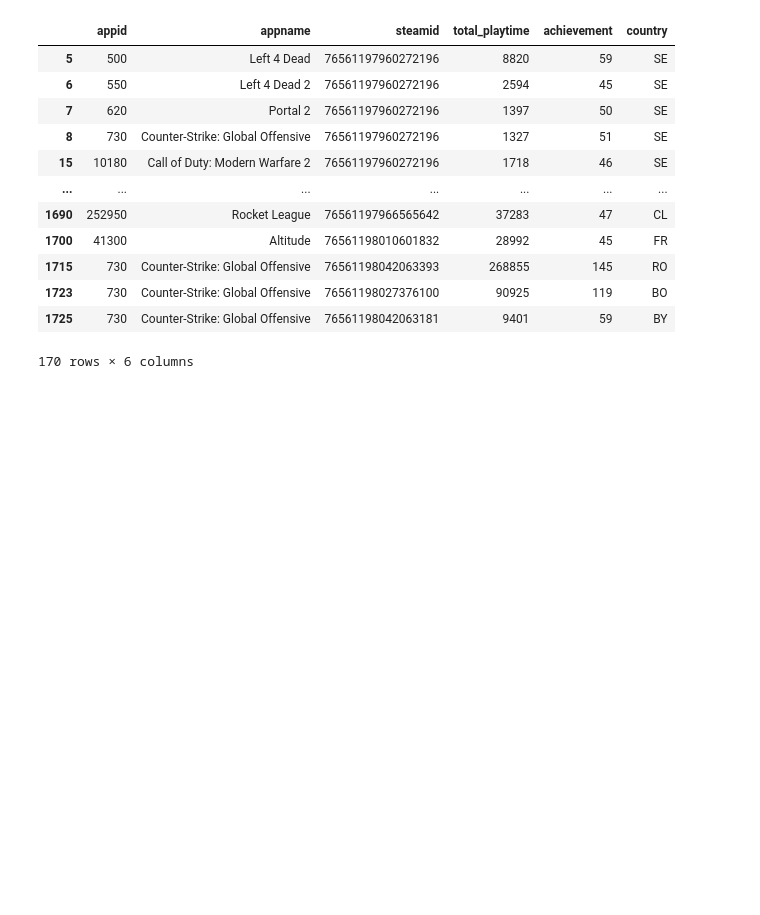
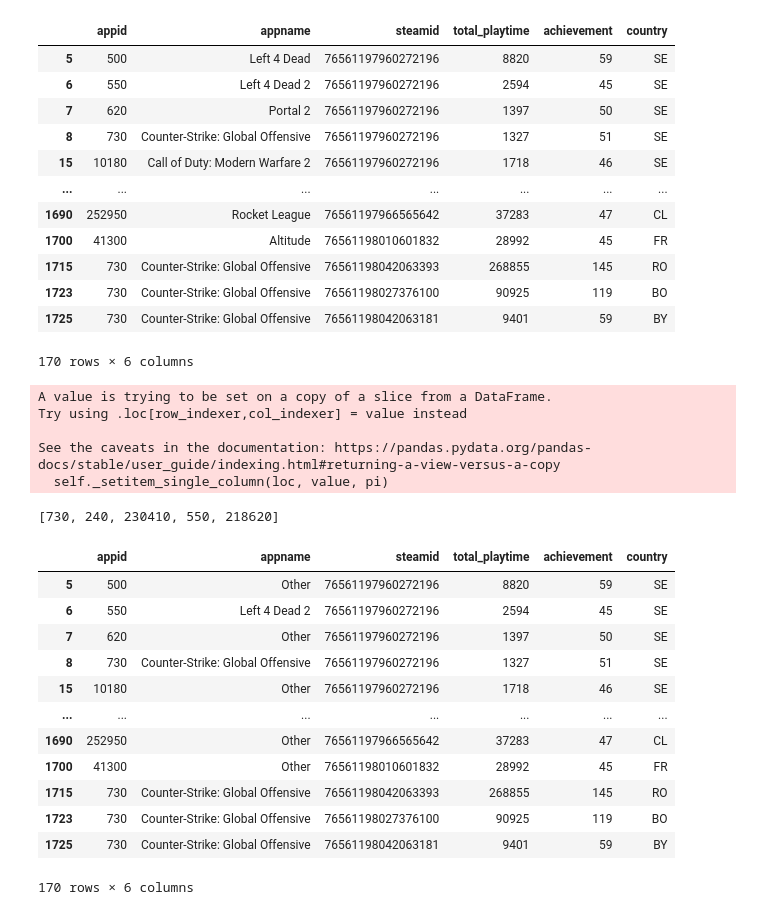
Before and after one commit to tanay-gangey/Full-Steam-Ahead, a Jupyter notebook: notebook/Process Steam Data Player Achievement.ipynb, the cells around one changed output. Drawn from its saved outputs; the diff is of its cells as text; code cells hidden in the pictures; blank space fills up the shorter version.

```diff
--- a/notebook/Process Steam Data Player Achievement.ipynb
+++ b/notebook/Process Steam Data Player Achievement.ipynb
@@ -337,3 +337,33 @@ top_10_percent
 | 1723 | 730 | Counter-Strike: Global Offensive | 76561198027376100 | 90925 | 119 | BO |
 | 1725 | 730 | Counter-Strike: Global Offensive | 76561198042063181 | 9401 | 59 | BY |
 170 rows × 6 columns
+# %%
+top_5_games = top_10_percent['appid'].value_counts().head(5).reset_index()['index'].tolist()
+# %%
+top_10_percent.loc[~top_10_percent['appid'].isin(top_5_games), 'appname'] = 'Other'
+# %% [output]
+A value is trying to be set on a copy of a slice from a DataFrame.
+Try using .loc[row_indexer,col_indexer] = value instead
+
+See the caveats in the documentation: https://pandas.pydata.org/pandas-docs/stable/user_guide/indexing.html#returning-a-view-versus-a-copy
+  self._setitem_single_column(loc, value, pi)
+# %%
+top_5_games
+# %% [output]
+[730, 240, 230410, 550, 218620]
+# %%
+top_10_percent
+# %% [output]
+|  | appid | appname | steamid | total_playtime | achievement | country |
+| 5 | 500 | Other | 76561197960272196 | 8820 | 59 | SE |
+| 6 | 550 | Left 4 Dead 2 | 76561197960272196 | 2594 | 45 | SE |
+| 7 | 620 | Other | 76561197960272196 | 1397 | 50 | SE |
+| 8 | 730 | Counter-Strike: Global Offensive | 76561197960272196 | 1327 | 51 | SE |
+| 15 | 10180 | Other | 76561197960272196 | 1718 | 46 | SE |
+| ... | ... | ... | ... | ... | ... | ... |
+| 1690 | 252950 | Other | 76561197966565642 | 37283 | 47 | CL |
+| 1700 | 41300 | Other | 76561198010601832 | 28992 | 45 | FR |
+| 1715 | 730 | Counter-Strike: Global Offensive | 76561198042063393 | 268855 | 145 | RO |
+| 1723 | 730 | Counter-Strike: Global Offensive | 76561198027376100 | 90925 | 119 | BO |
+| 1725 | 730 | Counter-Strike: Global Offensive | 76561198042063181 | 9401 | 59 | BY |
+170 rows × 6 columns
```
Also changed, not shown: parts of 2 cells of this notebook, 1 other file.
